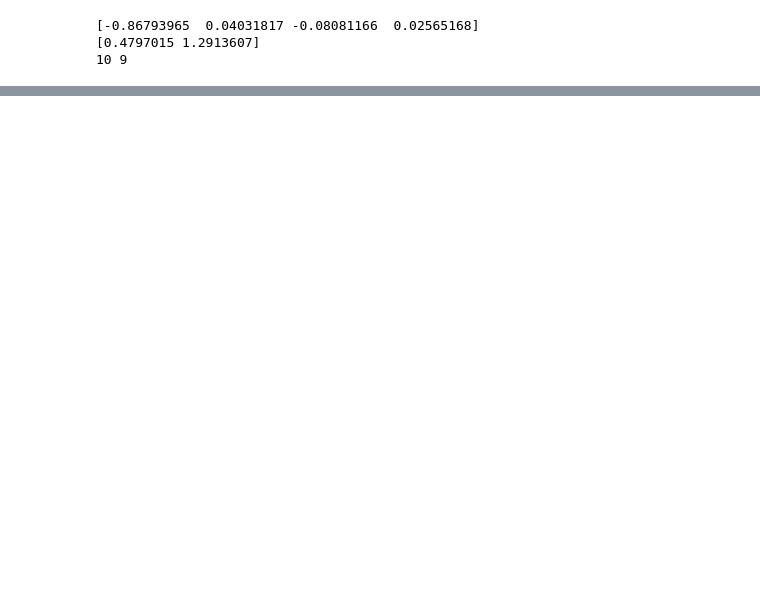
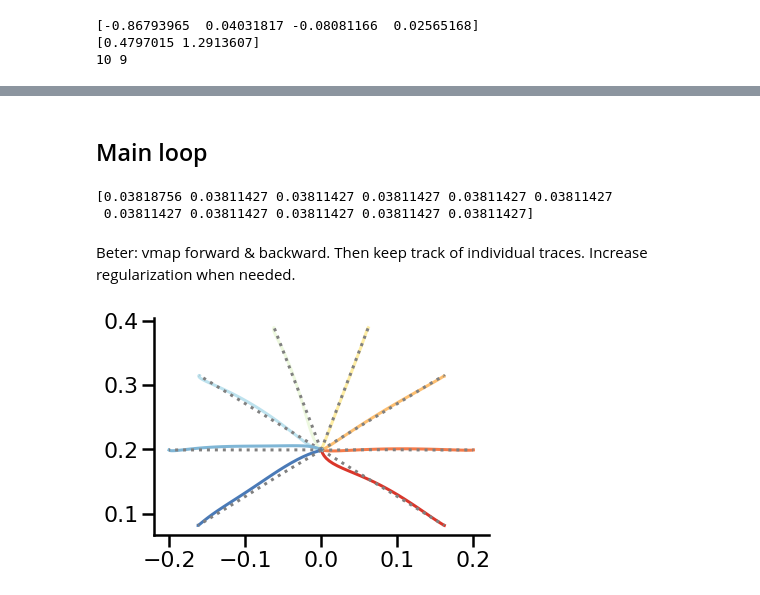
Before and after one commit to JoramKeijser/iLQR-jax, a Jupyter notebook: notebooks/ilqr.ipynb, the cells around one changed output, grey strips where cells are left out. Drawn from its saved outputs; the diff is of its cells as text; code cells hidden in the pictures; blank space fills up the shorter version.

Commit message:
Adds backward pass to iLQR notebook

```diff
--- a/notebooks/ilqr.ipynb
+++ b/notebooks/ilqr.ipynb
@@ -286,0 +356,15 @@ u_trj_new, x_trj_new = forward_pass_jit(x_trj, u_trj, k_trj, K_trj)
+# %%
+def dynamics_grads(f, x, u):
+    # (n_x, n_u), (n_x, n_u)
+    f_x, f_u = jacfwd(f, (0,1))(x,u)
+    return f_x, f_u
+
+
+def discrete_dynamics(x, m):
+    dt = .1
+    xnew = x + dt*arm_model.continuous_dynamics(x, m)
+    return xnew
+
+dynamics_grads_batch = vmap(dynamics_grads, (None,0,0))
+b, t = 0, 0
+f_x, f_u = dynamics_grads(discrete_dynamics, x_trj[t], u_trj[t])
@@ -286,0 +406,4 @@ u_trj_new, x_trj_new = forward_pass_jit(x_trj, u_trj, k_trj, K_trj)
+# %%
+with open("../data/arm_dt10.pickle", 'rb') as handle:
+    d = pickle.load(handle)
+print(d.keys())
@@ -286,0 +433,2 @@ u_trj_new, x_trj_new = forward_pass_jit(x_trj, u_trj, k_trj, K_trj)
+# %% [markdown]
+## Main loop
@@ -286,0 +483,31 @@ u_trj_new, x_trj_new = forward_pass_jit(x_trj, u_trj, k_trj, K_trj)
+# %%
+with open("../data/arm_dt10.pickle", 'rb') as handle:
+    d = pickle.load(handle)
+# %%
+m_trj = d['torques']*100 #onp.random.normal(size= d['torques'].shape)
+x0 = d['states'][:,0]
+target_trj = d['states'][:,:,:2]
+u_trj, x_trj = arm_model.rollout(x0[0], m_trj[0])
+
+regu = 0.0
+lmbda = 1e-4
+x_trj_new, u_trj_new, cost_trace = run_ilqr(x0[0], target_trj[0], m_trj[0], 10, regu, lmbda)
+print(cost_trace)
+# %% [output]
+[0.03818756 0.03811427 0.03811427 0.03811427 0.03811427 0.03811427
+ 0.03811427 0.03811427 0.03811427 0.03811427 0.03811427]
+# %% [markdown]
+Beter: vmap forward & backward. Then keep track of individual traces. Increase regularization when needed.
+# %%
+for i in range(8):
+    x0 = d['states'][i,0]
+    target_trj = d['states'][i,:,:2]
+    x_trj_new, u_trj_new, cost_trace = run_ilqr(x0, target_trj, None, 10, regu, lmbda)
+
+    y_trj_new = arm_model.get_position_trj(x_trj_new)
+    plt.plot(y_trj_new[:,0], y_trj_new[:,1])
+    y_target = arm_model.get_position_trj(d['states'][i])
+    plt.plot(y_target[:,0], y_target[:,1],":", color='gray')
+sns.despine()
+# %% [output]
+[figure, added]
```
Also changed, not shown: parts of 20 cells of this notebook.
